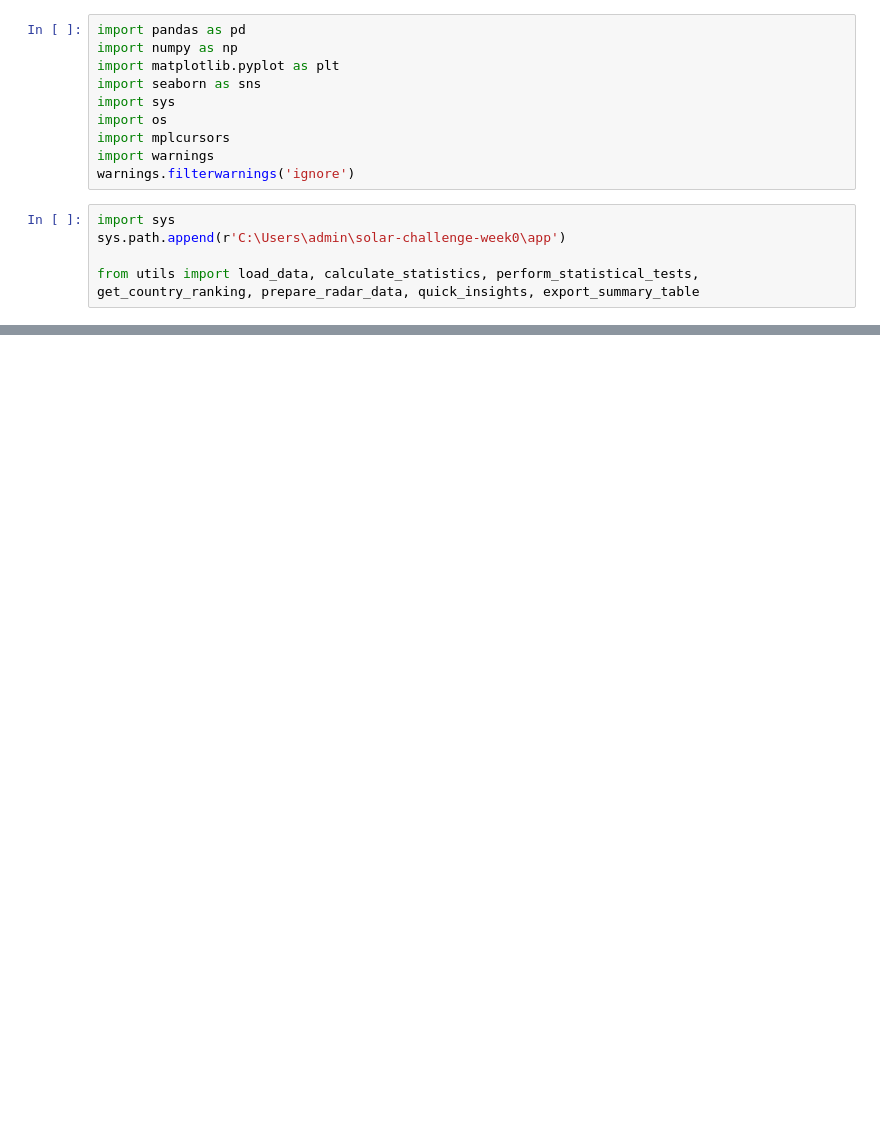
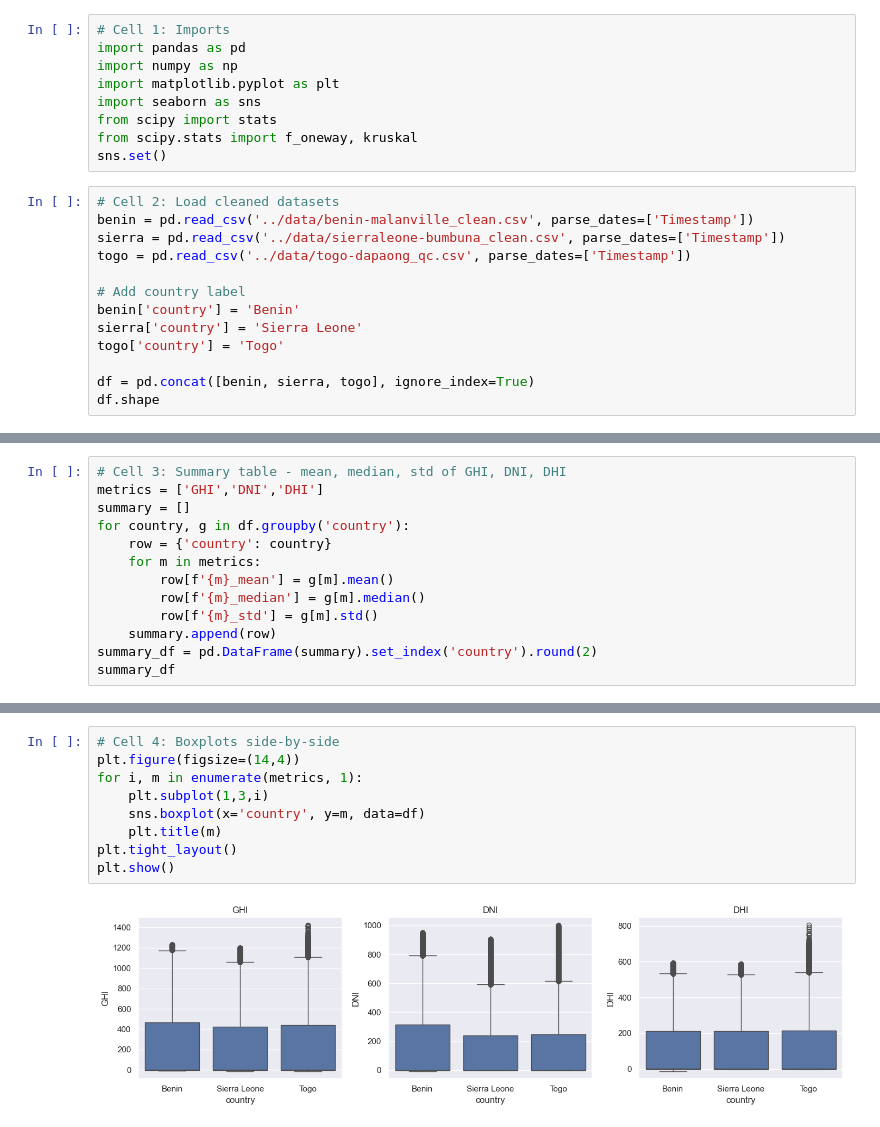
Before and after one commit to Yenenesh12/solar-challenge-week0, a Jupyter notebook: notebooks/compare_countries.ipynb, the cells around one changed output, grey strips where cells are left out. Cells and saved outputs as stored; diff of their text form; blank space fills up the shorter version.

Commit message:
feat: cross-country GHI comparison

```diff
--- a/notebooks/compare_countries.ipynb
+++ b/notebooks/compare_countries.ipynb
@@ -1,16 +1,23 @@
 # %%
+# Cell 1: Imports
 import pandas as pd
 import numpy as np
 import matplotlib.pyplot as plt
 import seaborn as sns
-import sys
-import os
-import mplcursors
-import warnings
-warnings.filterwarnings('ignore')
+from scipy import stats
+from scipy.stats import f_oneway, kruskal
+sns.set()
 # %%
-import sys
-sys.path.append(r'C:\Users\admin\solar-challenge-week0\app')
+# Cell 2: Load cleaned datasets
+benin = pd.read_csv('../data/benin-malanville_clean.csv', parse_dates=['Timestamp'])
+sierra = pd.read_csv('../data/sierraleone-bumbuna_clean.csv', parse_dates=['Timestamp'])
+togo = pd.read_csv('../data/togo-dapaong_qc.csv', parse_dates=['Timestamp'])
 
-from utils import load_data, calculate_statistics, perform_statistical_tests, get_country_ranking, prepare_radar_data, quick_insights, export_summary_table
+# Add country label
+benin['country'] = 'Benin'
+sierra['country'] = 'Sierra Leone'
+togo['country'] = 'Togo'
+
+df = pd.concat([benin, sierra, togo], ignore_index=True)
+df.shape
 # %% [output]
@@ -17,0 +25,13 @@ ModuleNotFoundError: No module named 'utils'
+# %%
+# Cell 3: Summary table - mean, median, std of GHI, DNI, DHI
+metrics = ['GHI','DNI','DHI']
+summary = []
+for country, g in df.groupby('country'):
+    row = {'country': country}
+    for m in metrics:
+        row[f'{m}_mean'] = g[m].mean()
+        row[f'{m}_median'] = g[m].median()
+        row[f'{m}_std'] = g[m].std()
+    summary.append(row)
+summary_df = pd.DataFrame(summary).set_index('country').round(2)
+summary_df
@@ -17,0 +44,11 @@ ModuleNotFoundError: No module named 'utils'
+# %%
+# Cell 4: Boxplots side-by-side
+plt.figure(figsize=(14,4))
+for i, m in enumerate(metrics, 1):
+    plt.subplot(1,3,i)
+    sns.boxplot(x='country', y=m, data=df)
+    plt.title(m)
+plt.tight_layout()
+plt.show()
+# %% [output]
+[figure, added]
```
Also changed, not shown: parts of 5 cells of this notebook.
